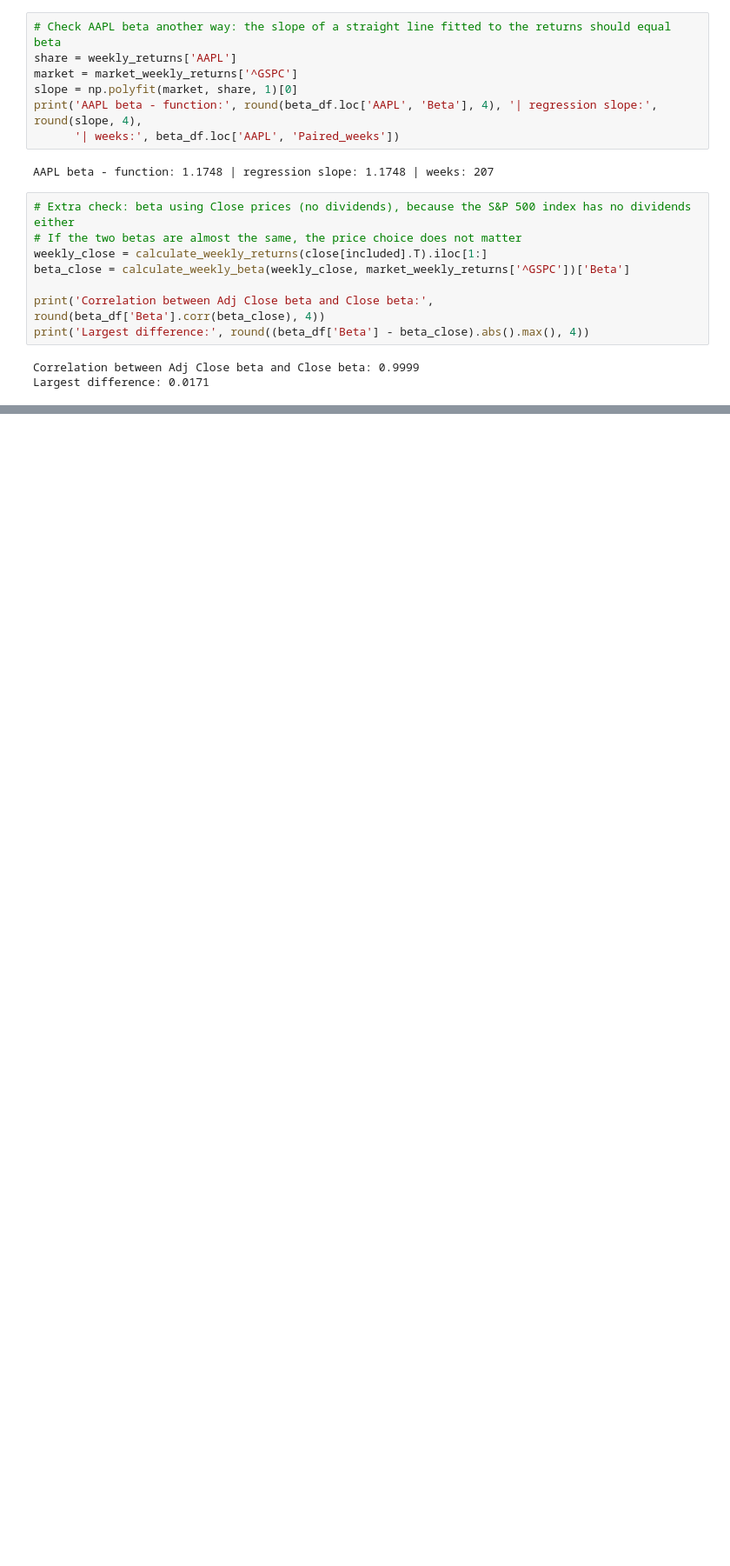
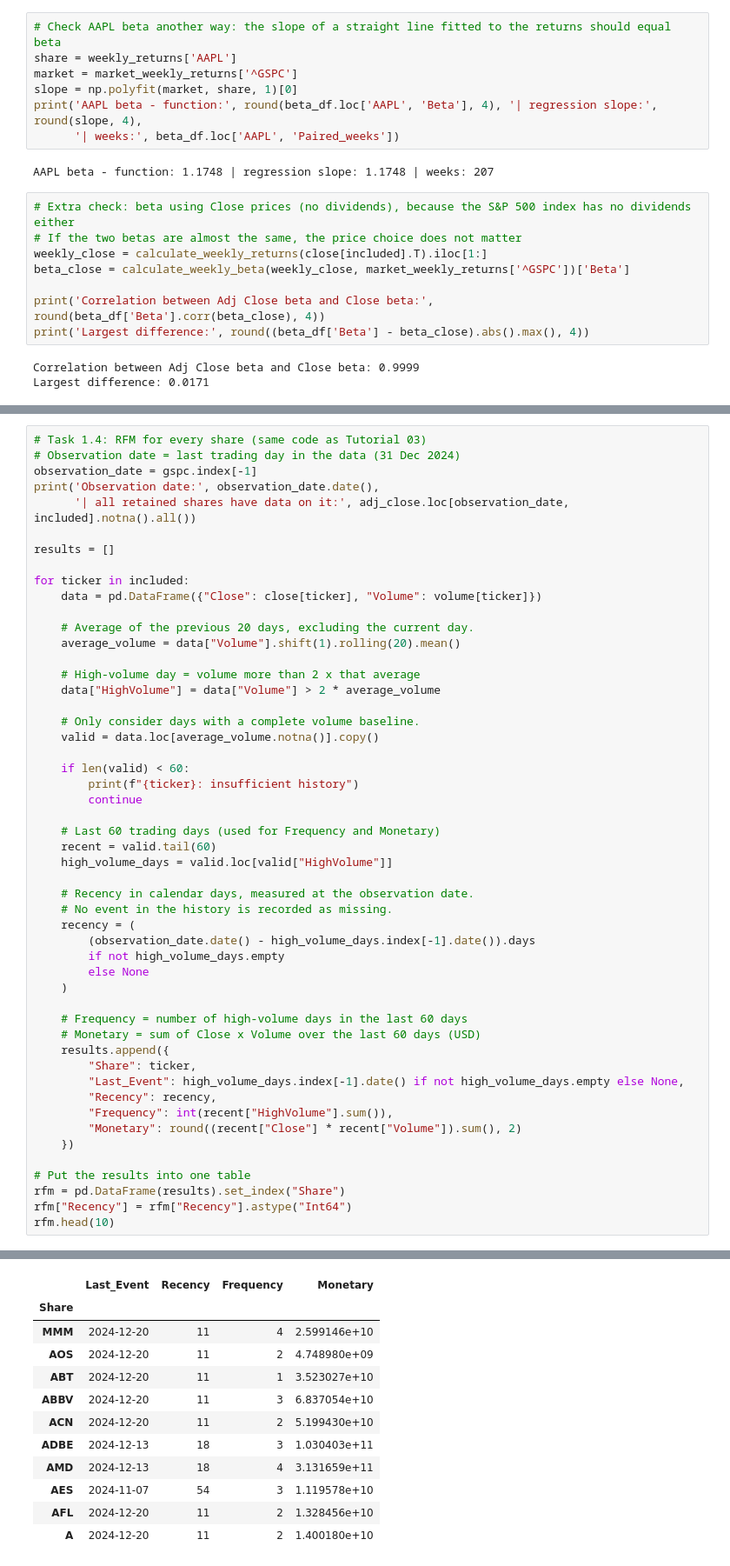
Before and after one commit to suhailnoor1821/CRM_CW1_Stock_Segmentation, a Jupyter notebook: CRM_CW1.ipynb, the cells around one changed output, grey strips where cells are left out. Shown at 87% size. Cells and saved outputs as stored; diff of their text form; blank space fills up the shorter version.

```diff
--- a/CRM_CW1.ipynb
+++ b/CRM_CW1.ipynb
@@ -416,0 +425,52 @@ Largest difference: 0.0171
+# %%
+# Task 1.4: RFM for every share (same code as Tutorial 03)
+# Observation date = last trading day in the data (31 Dec 2024)
+observation_date = gspc.index[-1]
+print('Observation date:', observation_date.date(),
+      '| all retained shares have data on it:', adj_close.loc[observation_date, included].notna().all())
+
+results = []
+
+for ticker in included:
+    data = pd.DataFrame({"Close": close[ticker], "Volume": volume[ticker]})
+
+    # Average of the previous 20 days, excluding the current day.
+    average_volume = data["Volume"].shift(1).rolling(20).mean()
+
+    # High-volume day = volume more than 2 x that average
+    data["HighVolume"] = data["Volume"] > 2 * average_volume
+
+    # Only consider days with a complete volume baseline.
+    valid = data.loc[average_volume.notna()].copy()
+
+    if len(valid) < 60:
+        print(f"{ticker}: insufficient history")
+        continue
+
+    # Last 60 trading days (used for Frequency and Monetary)
+    recent = valid.tail(60)
+    high_volume_days = valid.loc[valid["HighVolume"]]
+
+    # Recency in calendar days, measured at the observation date.
+    # No event in the history is recorded as missing.
+    recency = (
+        (observation_date.date() - high_volume_days.index[-1].date()).days
+        if not high_volume_days.empty
+        else None
+    )
+
+    # Frequency = number of high-volume days in the last 60 days
+    # Monetary = sum of Close x Volume over the last 60 days (USD)
+    results.append({
+        "Share": ticker,
+        "Last_Event": high_volume_days.index[-1].date() if not high_volume_days.empty else None,
+        "Recency": recency,
+        "Frequency": int(recent["HighVolume"].sum()),
+        "Monetary": round((recent["Close"] * recent["Volume"]).sum(), 2)
+    })
+
+# Put the results into one table
+rfm = pd.DataFrame(results).set_index("Share")
+rfm["Recency"] = rfm["Recency"].astype("Int64")
+rfm.head(10)
+# %% [output]
@@ -416,0 +478,12 @@ Largest difference: 0.0171
+|  | Last_Event | Recency | Frequency | Monetary |
+| Share |  |  |  |  |
+| MMM | 2024-12-20 | 11 | 4 | 2.599146e+10 |
+| AOS | 2024-12-20 | 11 | 2 | 4.748980e+09 |
+| ABT | 2024-12-20 | 11 | 1 | 3.523027e+10 |
+| ABBV | 2024-12-20 | 11 | 3 | 6.837054e+10 |
+| ACN | 2024-12-20 | 11 | 2 | 5.199430e+10 |
+| ADBE | 2024-12-13 | 18 | 3 | 1.030403e+11 |
+| AMD | 2024-12-13 | 18 | 4 | 3.131659e+11 |
+| AES | 2024-11-07 | 54 | 3 | 1.119578e+10 |
+| AFL | 2024-12-20 | 11 | 2 | 1.328456e+10 |
+| A | 2024-12-20 | 11 | 2 | 1.400180e+10 |
```
Also changed, not shown: parts of 5 cells of this notebook.
